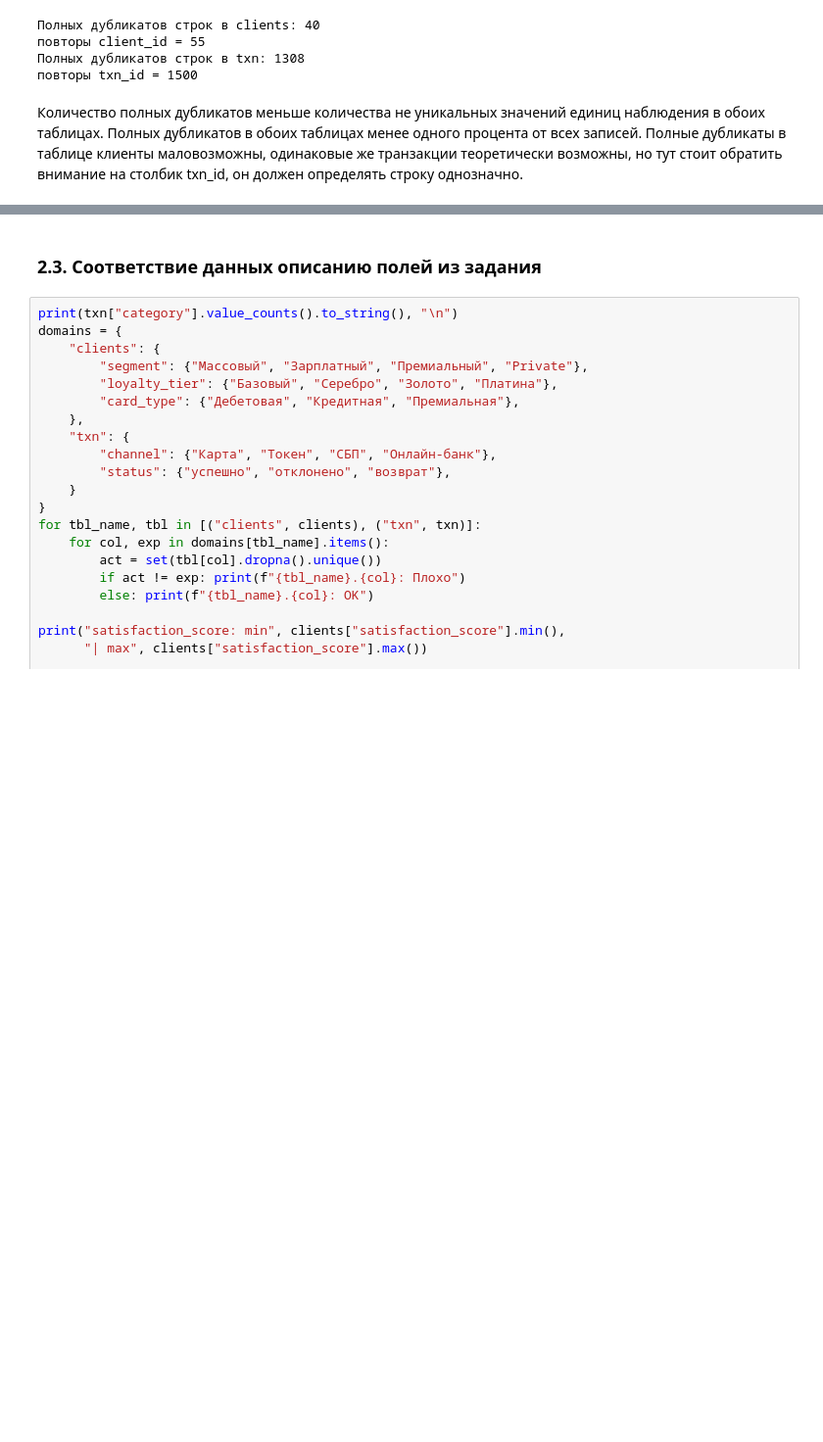
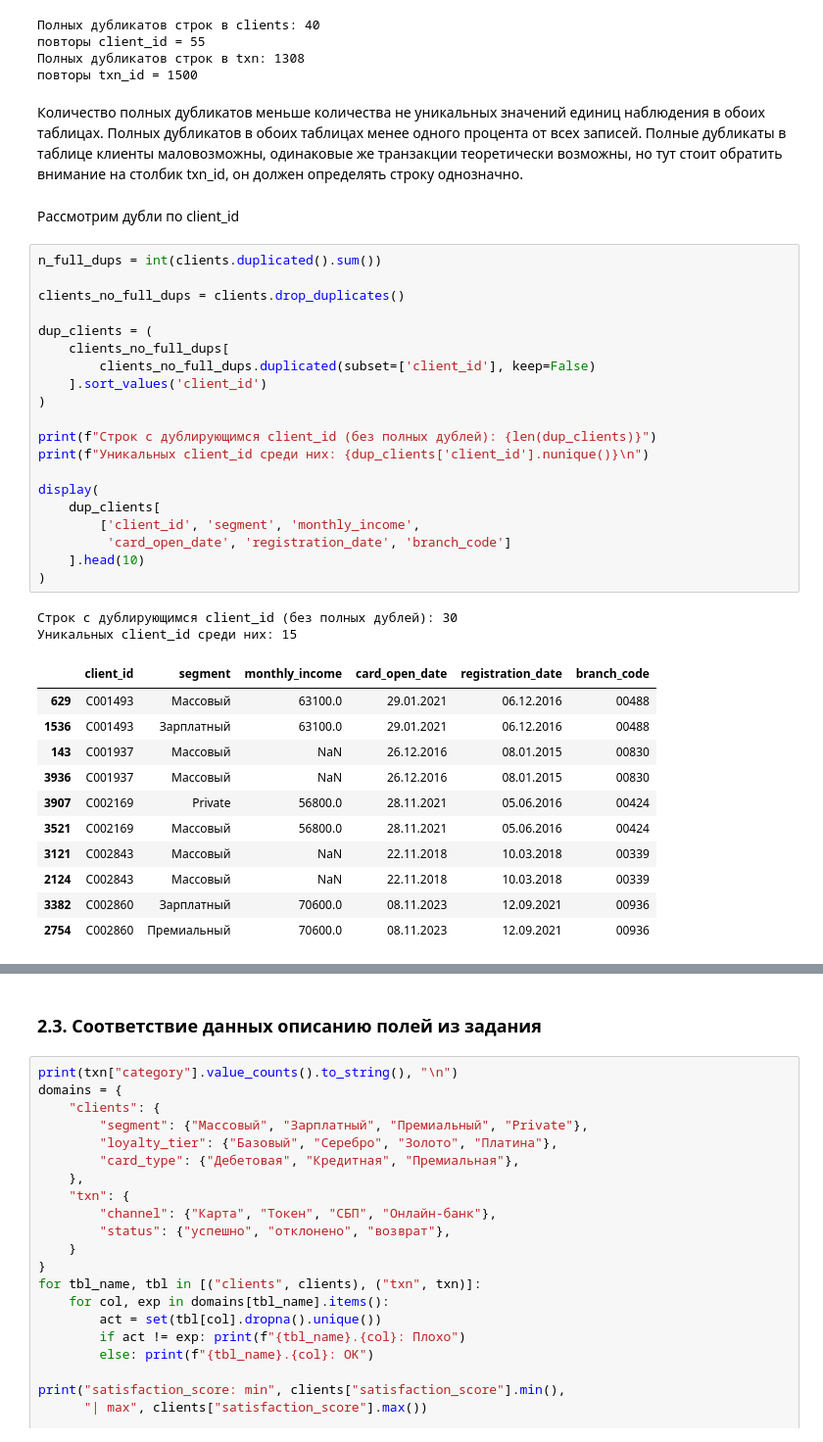
Before and after one commit to sonestos/Nikitenko_Sofya_Lab1, a Jupyter notebook: 01_analysis.ipynb, the cells around one changed output, grey strips where cells are left out. Shown at 98% size. Drawn from its saved outputs; the diff is of its cells as text; blank space fills up the shorter version.

```diff
--- a/01_analysis.ipynb
+++ b/01_analysis.ipynb
@@ -156,3 +156,39 @@ print("повторы txn_id =", len(txn) - txn['txn_id'].nunique())
 повторы txn_id = 1500
 # %% [markdown]
 Количество полных дубликатов меньше количества не уникальных значений единиц наблюдения в обоих таблицах. Полных дубликатов в обоих таблицах менее одного процента от всех записей. Полные дубликаты в таблице клиенты маловозможны, одинаковые же транзакции теоретически возможны, но тут стоит обратить внимание на столбик txn_id, он должен определять строку однозначно.
+# %% [markdown]
+Рассмотрим дубли по client_id
+# %%
+n_full_dups = int(clients.duplicated().sum())
+
+clients_no_full_dups = clients.drop_duplicates()
+
+dup_clients = (
+    clients_no_full_dups[
+        clients_no_full_dups.duplicated(subset=['client_id'], keep=False)
+    ].sort_values('client_id')
+)
+
+print(f"Строк с дублирующимся client_id (без полных дублей): {len(dup_clients)}")
+print(f"Уникальных client_id среди них: {dup_clients['client_id'].nunique()}\n")
+
+display(
+    dup_clients[
+        ['client_id', 'segment', 'monthly_income',
+         'card_open_date', 'registration_date', 'branch_code']
+    ].head(10)
+)
+# %% [output]
+Строк с дублирующимся client_id (без полных дублей): 30
+Уникальных client_id среди них: 15
+|  | client_id | segment | monthly_income | card_open_date | registration_date | branch_code |
+| 629 | C001493 | Массовый | 63100.0 | 29.01.2021 | 06.12.2016 | 00488 |
+| 1536 | C001493 | Зарплатный | 63100.0 | 29.01.2021 | 06.12.2016 | 00488 |
+| 143 | C001937 | Массовый | NaN | 26.12.2016 | 08.01.2015 | 00830 |
+| 3936 | C001937 | Массовый | NaN | 26.12.2016 | 08.01.2015 | 00830 |
+| 3907 | C002169 | Private | 56800.0 | 28.11.2021 | 05.06.2016 | 00424 |
+| 3521 | C002169 | Массовый | 56800.0 | 28.11.2021 | 05.06.2016 | 00424 |
+| 3121 | C002843 | Массовый | NaN | 22.11.2018 | 10.03.2018 | 00339 |
+| 2124 | C002843 | Массовый | NaN | 22.11.2018 | 10.03.2018 | 00339 |
+| 3382 | C002860 | Зарплатный | 70600.0 | 08.11.2023 | 12.09.2021 | 00936 |
+| 2754 | C002860 | Премиальный | 70600.0 | 08.11.2023 | 12.09.2021 | 00936 |
```
Also changed, not shown: parts of 37 cells of this notebook.
